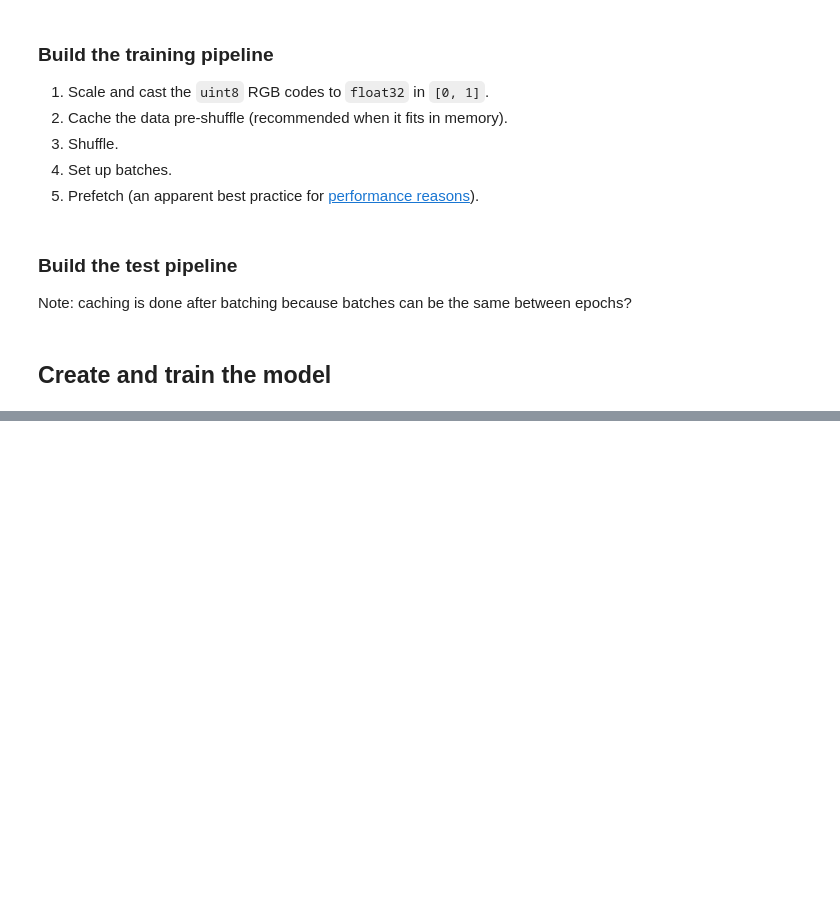
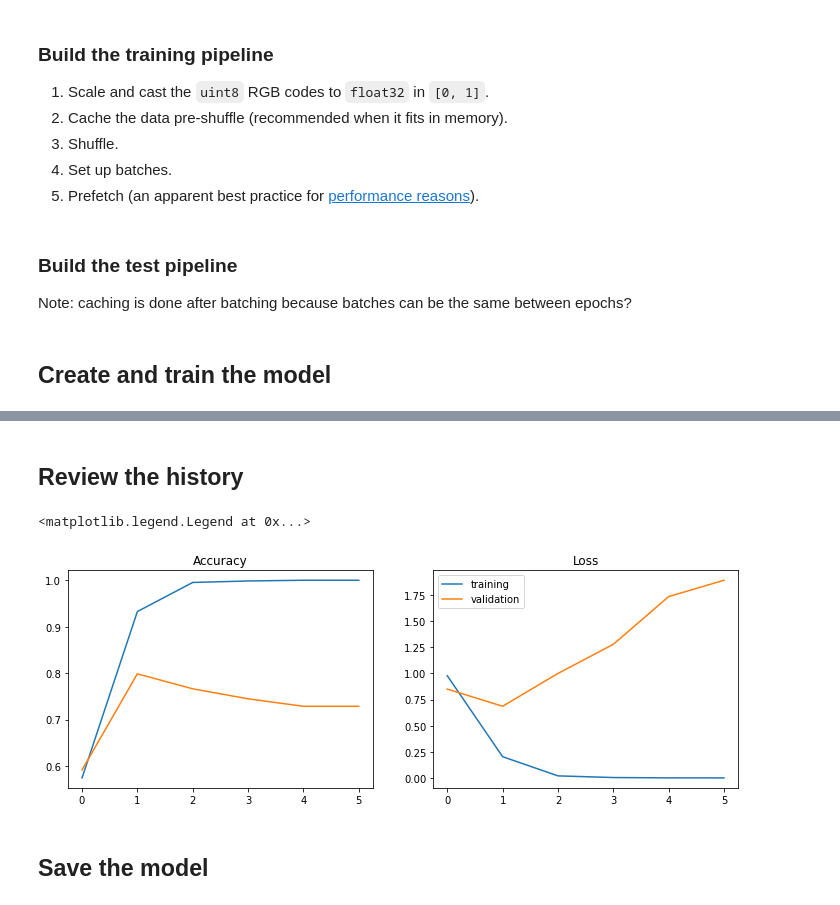
Before and after one commit to brian-mcclune-nnl/ils-ml, a Jupyter notebook: janken.ipynb, the cells around one changed output, grey strips where cells are left out. Saved outputs shown, nothing was run; the diff lists cells and outputs as text; code cells hidden in the pictures; blank space fills up the shorter version.

Commit message:
Updated notebook and model, accuracy peak at 79%

```diff
--- a/janken.ipynb
+++ b/janken.ipynb
@@ -9,10 +12,11 @@ from tensorflow import keras
 ## Create an input pipeline
 ### Load data
 # %%
-ds_train, ds_test = tfds.load(
+(ds_train, ds_test), ds_info = tfds.load(
     'rock_paper_scissors',
     split=['train', 'test'],
-    as_supervised=True
+    as_supervised=True,
+    with_info=True,
 )
 # %% [markdown]
 ### Get the training dataset spec
@@ -36,7 +42,7 @@ ds_train = ds_train.map(
     num_parallel_calls=tf.data.experimental.AUTOTUNE
 )
 ds_train = ds_train.cache()
-ds_train = ds_train.shuffle(buffer_size=1000)
+ds_train = ds_train.shuffle(ds_info.splits['train'].num_examples)
 ds_train = ds_train.batch(128)
 ds_train = ds_train.prefetch(tf.data.experimental.AUTOTUNE)
 # %% [markdown]
@@ -76,4 +100,4 @@ model.compile(
     metrics=['accuracy']
 )
 # %%
-model.fit(ds_train, epochs=1 + 2520 // 128, validation_data=ds_test)
+history = model.fit(ds_train, epochs=6, validation_data=ds_test)
@@ -79,0 +117,2 @@ model.fit(ds_train, epochs=1 + 2520 // 128, validation_data=ds_test)
+# %% [markdown]
+## Review the history
@@ -79,0 +121,15 @@ model.fit(ds_train, epochs=1 + 2520 // 128, validation_data=ds_test)
+# %%
+fig, (acc, los) = plt.subplots(1, 2, figsize=(12, 4))
+
+acc.plot(history.epoch, history.history['accuracy'], label='training')
+acc.plot(history.epoch, history.history['val_accuracy'], label='validation')
+acc.set_title('Accuracy')
+los.plot(history.epoch, history.history['loss'], label='training')
+los.plot(history.epoch, history.history['val_loss'], label='validation')
+los.set_title('Loss')
+plt.legend(loc='best')
+# %% [output]
+<matplotlib.legend.Legend at 0x...>
+[figure, added]
+# %% [markdown]
+## Save the model
```
Also changed, not shown: parts of 6 cells of this notebook.
